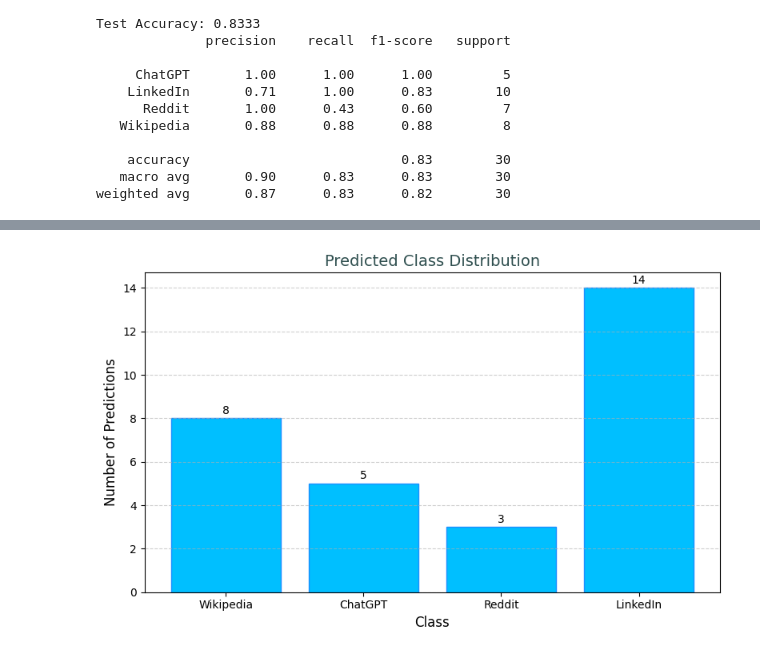
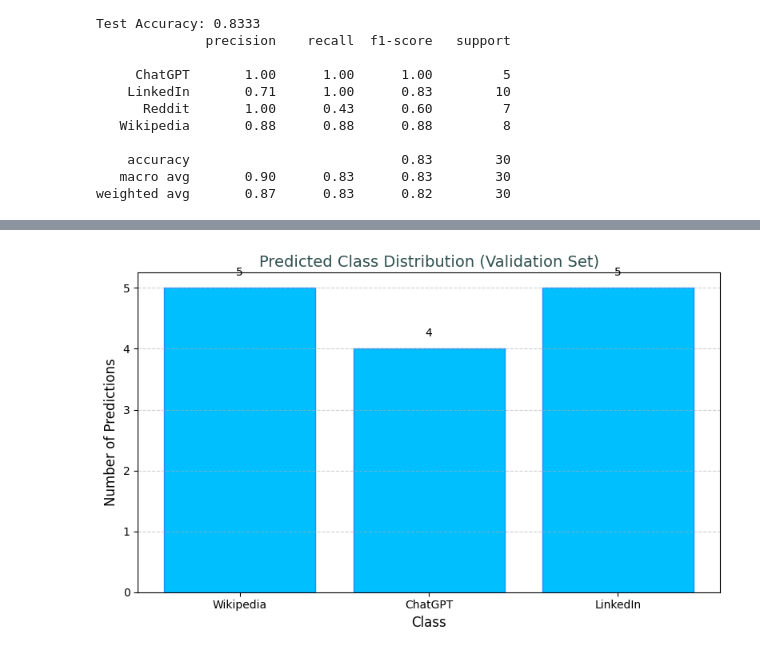
Before and after one commit to DurinMMII/coll400, a Jupyter notebook: sortedData/Support_Vector_Model.ipynb, the cells around one changed output, grey strips where cells are left out. Saved outputs shown, nothing was run; the diff lists cells and outputs as text; code cells hidden in the pictures.

```diff
--- a/sortedData/Support_Vector_Model.ipynb
+++ b/sortedData/Support_Vector_Model.ipynb
@@ -308,30 +373,41 @@ best_params = {'gamma': None, 'C': None}
 gamma_range = np.arange(0.0005, 0.0101, 0.0001)
 C_range = [0.01, 0.1, 1, 10, 50, 100, 500, 1000]
 
+# Track results for heatmap later
+results = []
 
 # Iterate over all combinations of gamma and C
 for gamma in gamma_range:
     for C in C_range:
         # Initialize the SVC with Gaussian (RBF) kernel
-        # rbf kernel is great for most use-cases and uses distance in-between points to draw decision boundaries to give good accuracy reports
         model = SVC(kernel='rbf', gamma=gamma, C=C, random_state=123)
 
-        # Train the model on the scaled training data
+        # Train on training data
         model.fit(X_train_scaled, y_train)
 
-        # Predict on the test set and calculate accuracy
-        y_pred = model.predict(X_test_scaled)
-        accuracy = accuracy_score(y_test, y_pred)
-        print(f"Gamma={gamma:.4f}, C={C:.1f}, Test Accuracy: {accuracy:.4f}")
+        # Predict on the validation set (NOT test set yet!)
+        y_val_pred = model.predict(X_val_scaled)
+        accuracy = accuracy_score(y_val, y_val_pred)
 
-        # Update best parameters if current model is better
+        print(f"Gamma={gamma:.4f}, C={C:.1f}, Validation Accuracy: {accuracy:.4f}")
+        results.append((gamma, C, accuracy))
+
+        # Update best params
         if accuracy > best_accuracy:
             best_accuracy = accuracy
             best_params['gamma'] = gamma
             best_params['C'] = C
 
-# Output the best results
-print(f"Best gamma: {best_params['gamma']}")
-print(f"Best C: {best_params['C']}")
-print(f"Best Accuracy: {best_accuracy:.4f}")
+# Output best result from validation
+print("\nBest parameters from validation:")
+print(f"Gamma={best_params['gamma']}, C={best_params['C']}, Validation Accuracy: {best_accuracy:.4f}")
+
+# Retrain on full training set and evaluate on test set
+final_model = SVC(kernel='rbf', gamma=best_params['gamma'], C=best_params['C'], random_state=123)
+final_model.fit(X_train_scaled, y_train)
+y_test_pred = final_model.predict(X_test_scaled)
+
+print("\nFinal model on Test set:")
+print(classification_report(y_test, y_test_pred, zero_division=0))
+print(f"Test Accuracy: {accuracy_score(y_test, y_test_pred):.4f}")
 # %% [output]
@@ -479,39 +561,41 @@ plt.show()
 # %%
-# visualizing per class predictions
 import matplotlib.pyplot as plt
 import numpy as np
 from collections import Counter
 
+# Predict on the validation set
+y_val_pred = final_model.predict(X_val_scaled)
+
 # Count the number of predictions for each class
-predicted_counts = Counter(y_pred)
+predicted_counts = Counter(y_val_pred)
 
 # Map label indices back to names
 label_names = {
     0: 'ChatGPT',
     1: 'Reddit',
     2: 'Wikipedia',
     3: 'LinkedIn'
 }
 
 # Prepare data for plotting
 labels = [label_names.get(i, f"{i}") for i in predicted_counts.keys()]
 counts = [predicted_counts[i] for i in predicted_counts.keys()]
 
 # Create bar chart
 plt.figure(figsize=(8, 5))
 bars = plt.bar(labels, counts, color='deepskyblue', edgecolor='dodgerblue')
-plt.title('Predicted Class Distribution', fontsize=14, color='darkslategrey')
+plt.title('Predicted Class Distribution (Validation Set)', fontsize=14, color='darkslategrey')
 plt.xlabel('Class', fontsize=12)
 plt.ylabel('Number of Predictions', fontsize=12)
 plt.grid(axis='y', linestyle='--', alpha=0.6)
 
 # Add value labels on top
 for bar in bars:
     yval = bar.get_height()
     plt.text(bar.get_x() + bar.get_width()/2, yval + 0.2, int(yval), ha='center', fontsize=10)
 
 plt.tight_layout()
 plt.show()
 # %% [output]
-[figure, old version]
+[figure, new version]
 # %%
```
Also changed, not shown: parts of 9 cells of this notebook.
